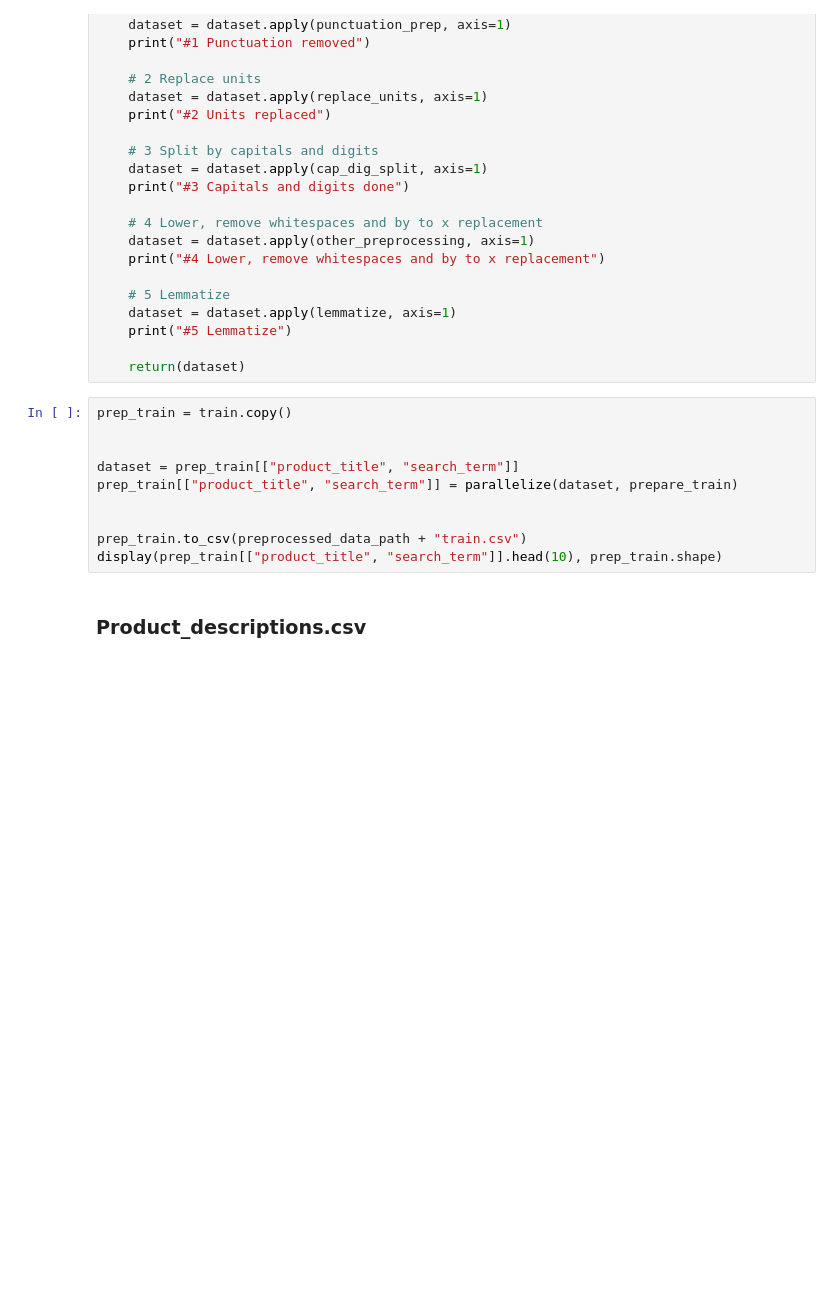
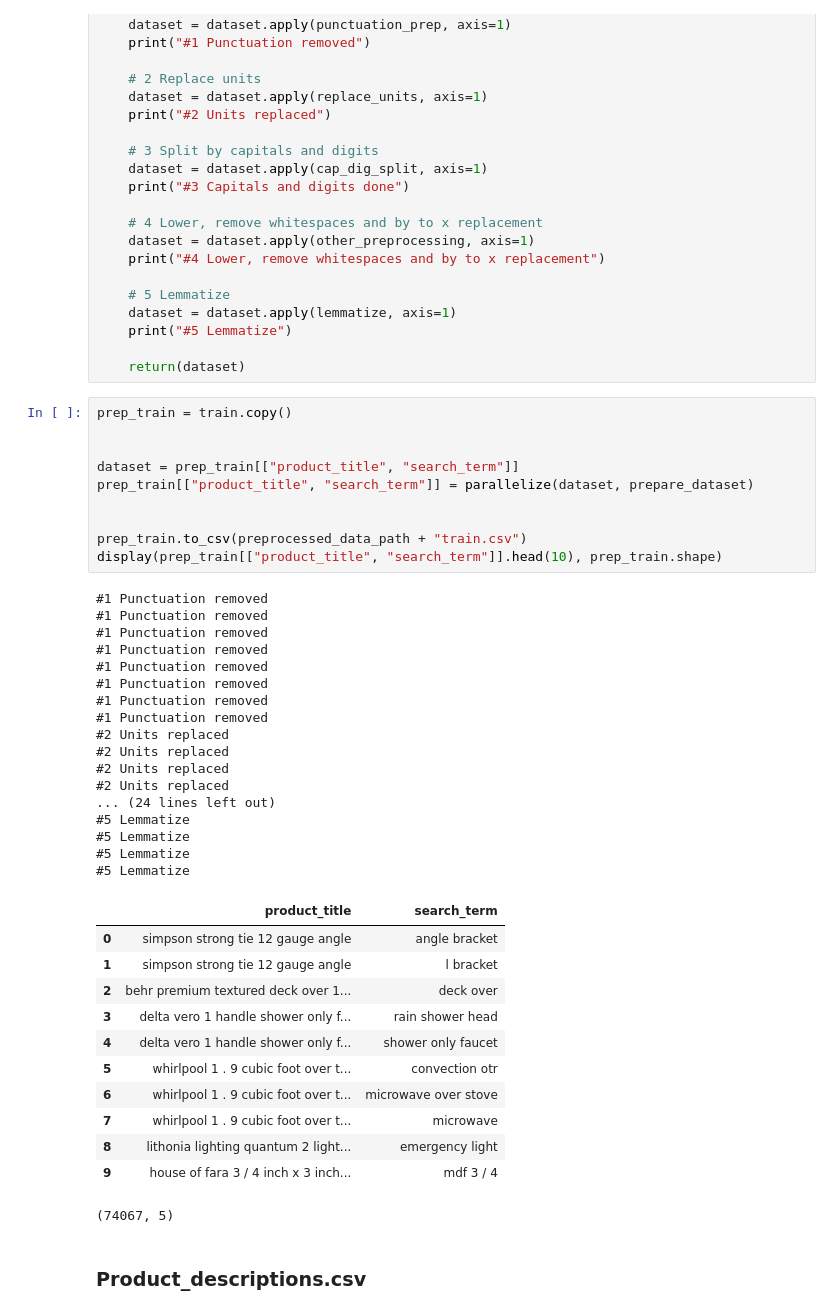
Before and after one commit to zeyger/home-depot, a Jupyter notebook: notebooks/home-depot.ipynb, the cells around one changed output. Saved outputs shown, nothing was run; the diff lists cells and outputs as text; blank space fills up the shorter version.

```diff
--- a/notebooks/home-depot.ipynb
+++ b/notebooks/home-depot.ipynb
@@ -443,12 +443,42 @@ def prepare_dataset(dataset):
 # %%
 prep_train = train.copy()
 
 
 dataset = prep_train[["product_title", "search_term"]]
-prep_train[["product_title", "search_term"]] = parallelize(dataset, prepare_train)
+prep_train[["product_title", "search_term"]] = parallelize(dataset, prepare_dataset)
 
 
 prep_train.to_csv(preprocessed_data_path + "train.csv")
 display(prep_train[["product_title", "search_term"]].head(10), prep_train.shape)
+# %% [output]
+#1 Punctuation removed
+#1 Punctuation removed
+#1 Punctuation removed
+#1 Punctuation removed
+#1 Punctuation removed
+#1 Punctuation removed
+#1 Punctuation removed
+#1 Punctuation removed
+#2 Units replaced
+#2 Units replaced
+#2 Units replaced
+#2 Units replaced
+... (24 lines left out)
+#5 Lemmatize
+#5 Lemmatize
+#5 Lemmatize
+#5 Lemmatize
+|  | product_title | search_term |
+| 0 | simpson strong tie 12 gauge angle | angle bracket |
+| 1 | simpson strong tie 12 gauge angle | l bracket |
+| 2 | behr premium textured deck over 1... | deck over |
+| 3 | delta vero 1 handle shower only f... | rain shower head |
+| 4 | delta vero 1 handle shower only f... | shower only faucet |
+| 5 | whirlpool 1 . 9 cubic foot over t... | convection otr |
+| 6 | whirlpool 1 . 9 cubic foot over t... | microwave over stove |
+| 7 | whirlpool 1 . 9 cubic foot over t... | microwave |
+| 8 | lithonia lighting quantum 2 light... | emergency light |
+| 9 | house of fara 3 / 4 inch x 3 inch... | mdf 3 / 4 |
+(74067, 5)
 # %% [markdown]
 ### Product_descriptions.csv
```
Also changed, not shown: parts of 5 cells of this notebook.
